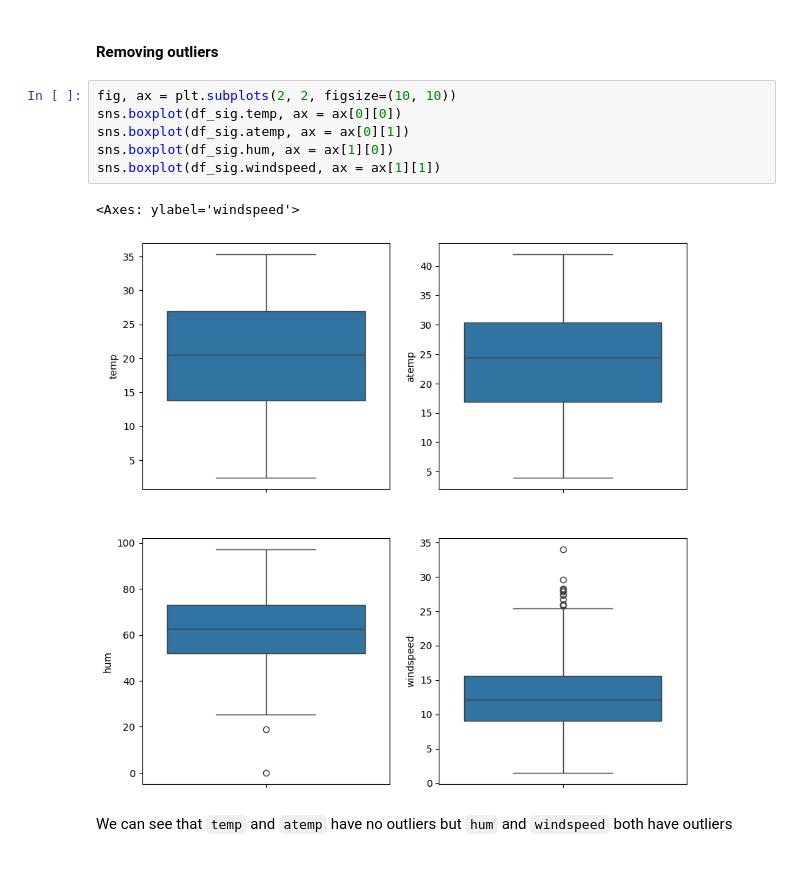
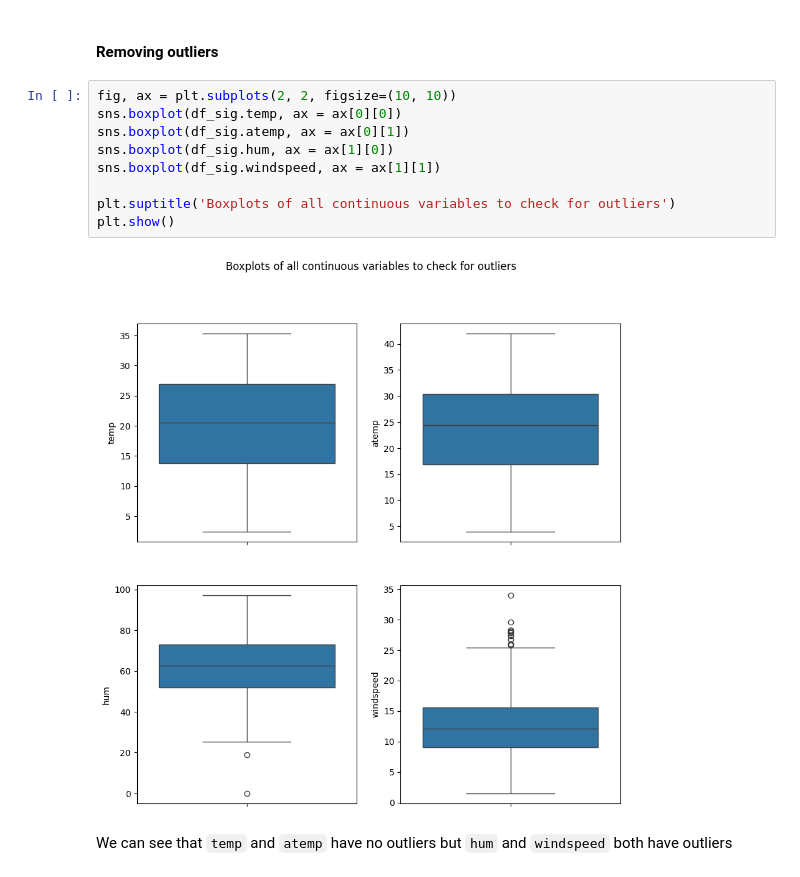
Before and after one commit to ppauljonathan/BikeSharing, a Jupyter notebook: BikeSharing.ipynb, the cells around one changed output. Drawn from its saved outputs; the diff is of its cells as text.

Commit message:
update graphs and readme

```diff
--- a/BikeSharing.ipynb
+++ b/BikeSharing.ipynb
@@ -128,12 +128,14 @@ df_sig.head()
 # %%
 fig, ax = plt.subplots(2, 2, figsize=(10, 10))
 sns.boxplot(df_sig.temp, ax = ax[0][0])
 sns.boxplot(df_sig.atemp, ax = ax[0][1])
 sns.boxplot(df_sig.hum, ax = ax[1][0])
 sns.boxplot(df_sig.windspeed, ax = ax[1][1])
+
+plt.suptitle('Boxplots of all continuous variables to check for outliers')
+plt.show()
 # %% [output]
-<Axes: ylabel='windspeed'>
-[figure, old version]
+[figure, new version]
 # %% [markdown]
 We can see that `temp` and `atemp` have no outliers but `hum` and `windspeed` both have outliers
 # %%
```
Also changed, not shown: parts of 14 cells of this notebook, 1 other file.
